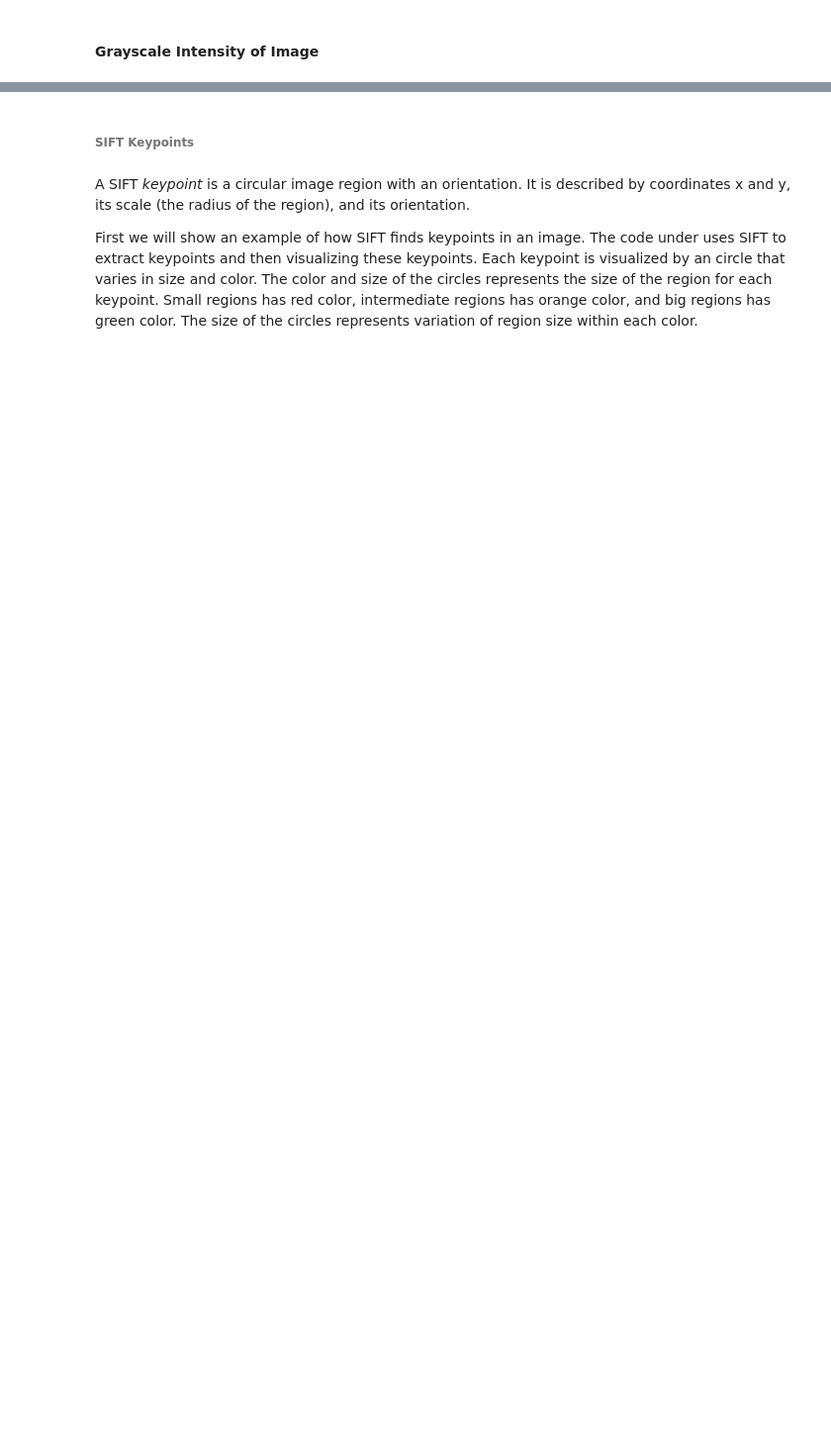
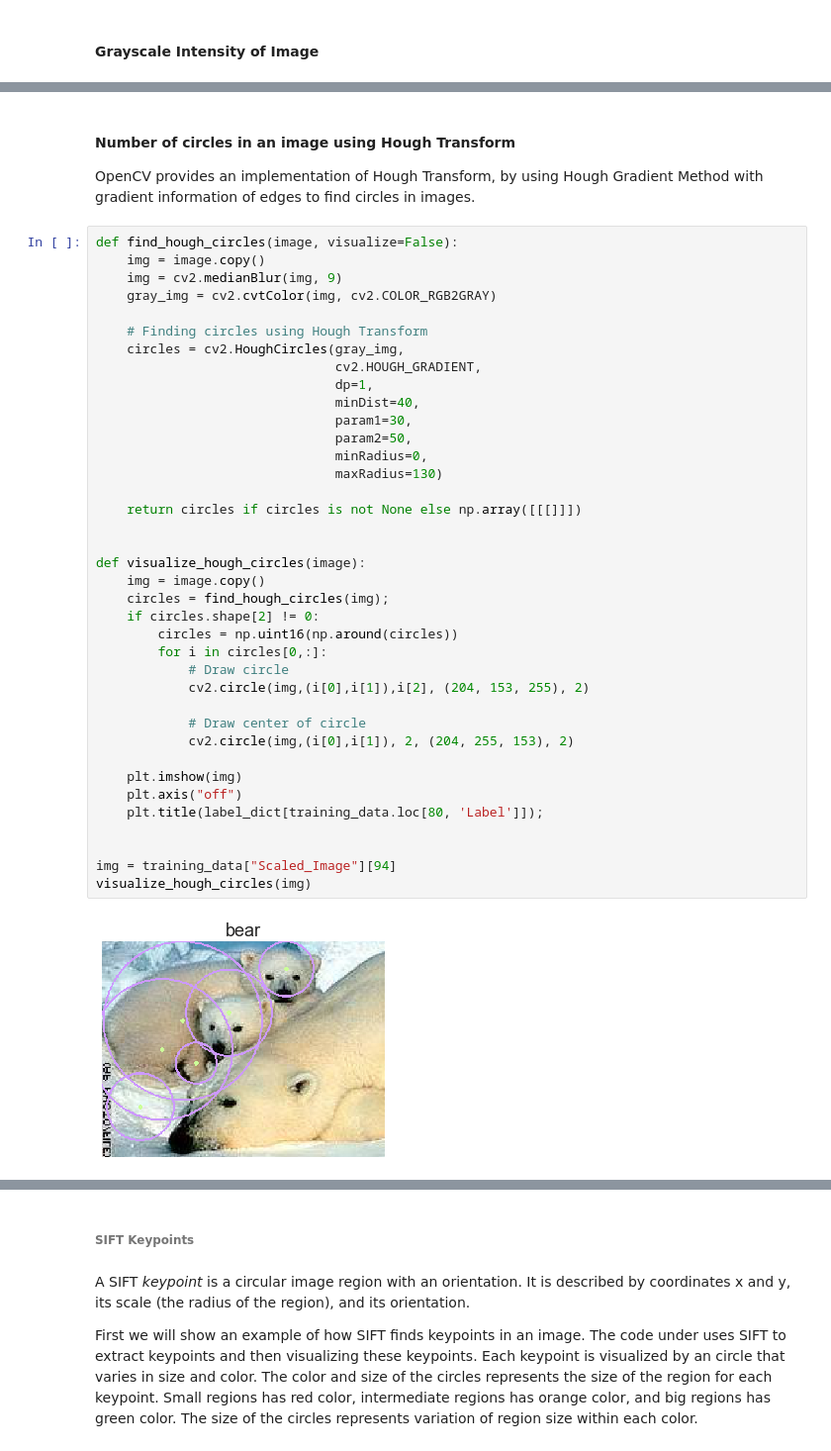
Before and after one commit to henrhoi/image-classification, a Jupyter notebook: GradProject_NB2.ipynb, the cells around one changed output, grey strips where cells are left out. Shown at 99% size. Drawn from its saved outputs; the diff is of its cells as text; blank space fills up the shorter version.

```diff
--- a/GradProject_NB2.ipynb
+++ b/GradProject_NB2.ipynb
@@ -507,0 +495,43 @@ Comet: 121.11080524630167
+# %% [markdown]
+#### Number of circles in an image using Hough Transform
+OpenCV provides an implementation of Hough Transform, by using Hough Gradient Method with gradient information of edges to find circles in images.
+# %%
+def find_hough_circles(image, visualize=False):
+    img = image.copy()
+    img = cv2.medianBlur(img, 9)
+    gray_img = cv2.cvtColor(img, cv2.COLOR_RGB2GRAY)
+
+    # Finding circles using Hough Transform
+    circles = cv2.HoughCircles(gray_img,
+                               cv2.HOUGH_GRADIENT,
+                               dp=1,
+                               minDist=40,
+                               param1=30,
+                               param2=50,
+                               minRadius=0,
+                               maxRadius=130)
+
+    return circles if circles is not None else np.array([[[]]])
+
+
+def visualize_hough_circles(image):
+    img = image.copy()
+    circles = find_hough_circles(img);
+    if circles.shape[2] != 0:
+        circles = np.uint16(np.around(circles))
+        for i in circles[0,:]:
+            # Draw circle
+            cv2.circle(img,(i[0],i[1]),i[2], (204, 153, 255), 2)
+
+            # Draw center of circle
+            cv2.circle(img,(i[0],i[1]), 2, (204, 255, 153), 2)
+
+    plt.imshow(img)
+    plt.axis("off")
+    plt.title(label_dict[training_data.loc[80, 'Label']]);
+
+
+img = training_data["Scaled_Image"][94]
+visualize_hough_circles(img)
+# %% [output]
+[figure, added]
```
Also changed, not shown: parts of 41 cells of this notebook, 4 other files.
